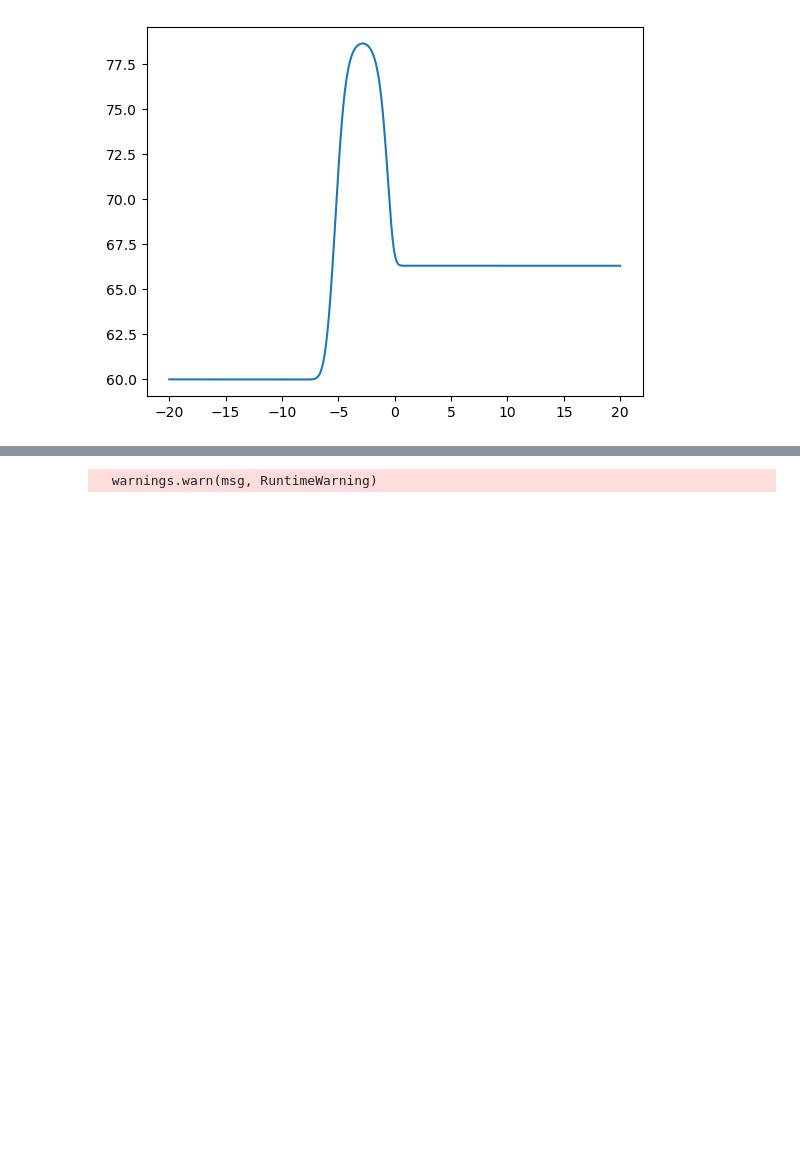
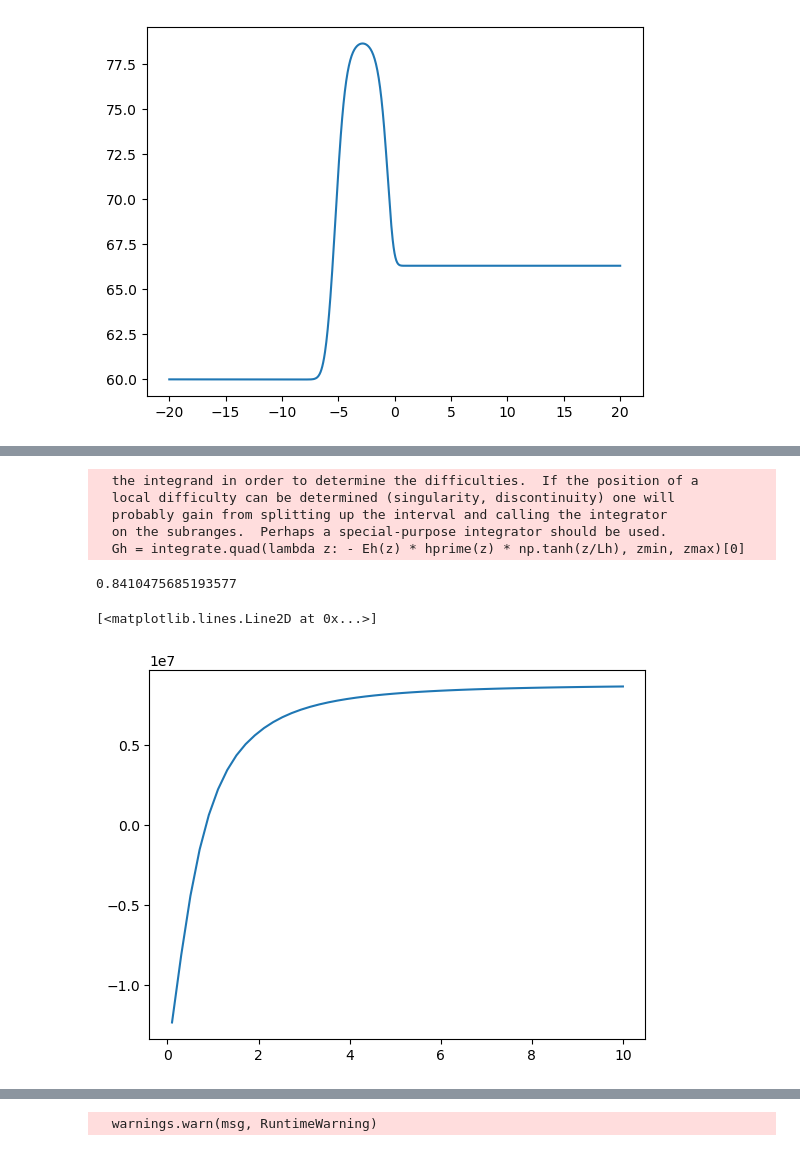
Before and after one commit to quarkquartet/Wall_velocity_LTE, a Jupyter notebook: solve.ipynb, the cells around one changed output, grey strips where cells are left out. Saved outputs shown, nothing was run; the diff lists cells and outputs as text; code cells hidden in the pictures; blank space fills up the shorter version.

```diff
--- a/solve.ipynb
+++ b/solve.ipynb
@@ -352,10 +339,3 @@ plt.plot(zplot, Tplot)
 [figure]
 # %%
 T_prof = interpolate.interp1d(zplot, Tplot, kind='cubic')
-# %%
-Lh = 1.0
-Ls = 1.0
-deltas = 5.0
-Eh = lambda z: m.gradV([h_profile(z, Lh), s_profile(z, Ls, deltas)], T_prof(z))[0]
-Sech = lambda x: 1/np.cosh(x)
-hprime = lambda z: -0.5*(lv[0]*Sech(z/Lh)**2)/Lh
@@ -385,0 +413,12 @@ array([ 40404927.42144436, -37499297.4864777 , -24414990.77869301,
+# %%
+lhrange=np.linspace(0.1,10,50)
+Ghrange = []
+for lh in lhrange:
+    Ghrange.append(Gh(lh, 1.0, 0.1))
+Ghfunc=interpolate.interp1d(lhrange, Ghrange)
+# %% [output]
+  the integrand in order to determine the difficulties.  If the position of a
+  local difficulty can be determined (singularity, discontinuity) one will
+  probably gain from splitting up the interval and calling the integrator
+  on the subranges.  Perhaps a special-purpose integrator should be used.
+  Gh = integrate.quad(lambda z: - Eh(z) * hprime(z) * np.tanh(z/Lh), zmin, zmax)[0]
@@ -385,0 +427,9 @@ array([ 40404927.42144436, -37499297.4864777 , -24414990.77869301,
+# %%
+optimize.brentq(Ghfunc,0.1,1.1)
+# %% [output]
+0.8410475685193577
+# %%
+plt.plot(lhrange, Ghrange)
+# %% [output]
+[<matplotlib.lines.Line2D at 0x...>]
+[figure, added]
```
Also changed, not shown: parts of 34 cells of this notebook.
